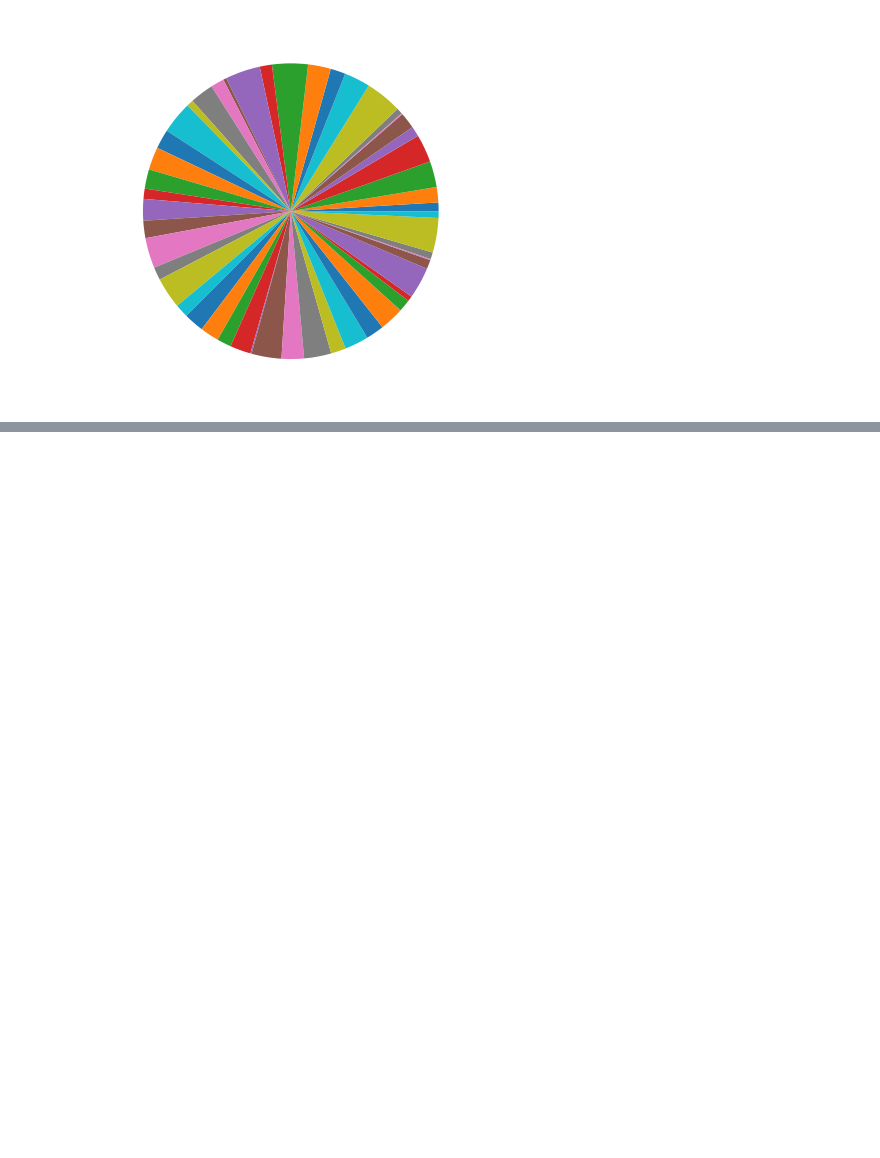
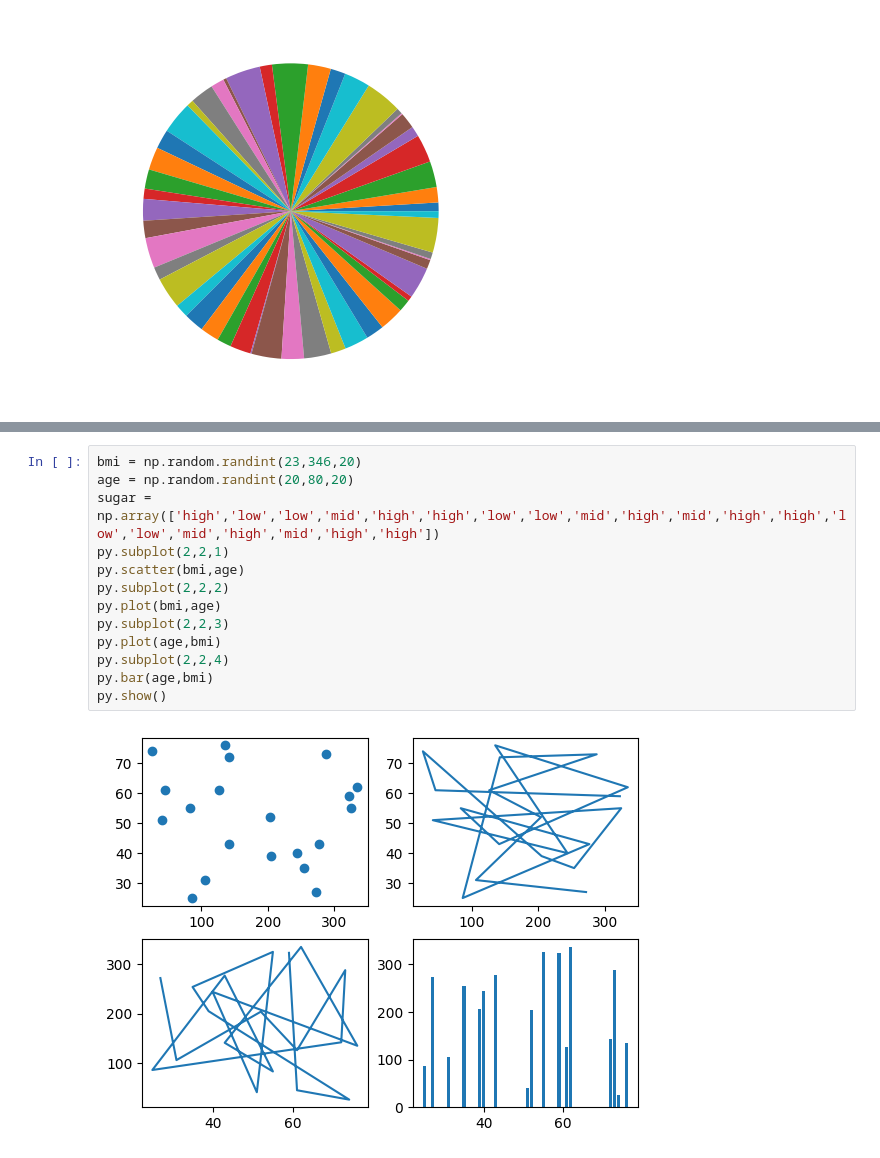
Before and after one commit to bhavanatheruvath/DSLAB, a Jupyter notebook: exp3.ipynb, the cells around one changed output, grey strips where cells are left out. Cells and saved outputs as stored; diff of their text form; blank space fills up the shorter version.

```diff
--- a/exp3.ipynb
+++ b/exp3.ipynb
@@ -23,0 +58,15 @@ py.show()
+# %%
+bmi = np.random.randint(23,346,20)
+age = np.random.randint(20,80,20)
+sugar = np.array(['high','low','low','mid','high','high','low','low','mid','high','mid','high','high','low','low','mid','high','mid','high','high'])
+py.subplot(2,2,1)
+py.scatter(bmi,age)
+py.subplot(2,2,2)
+py.plot(bmi,age)
+py.subplot(2,2,3)
+py.plot(age,bmi)
+py.subplot(2,2,4)
+py.bar(age,bmi)
+py.show()
+# %% [output]
+[figure, added]
```
Also changed, not shown: parts of 4 cells of this notebook.
